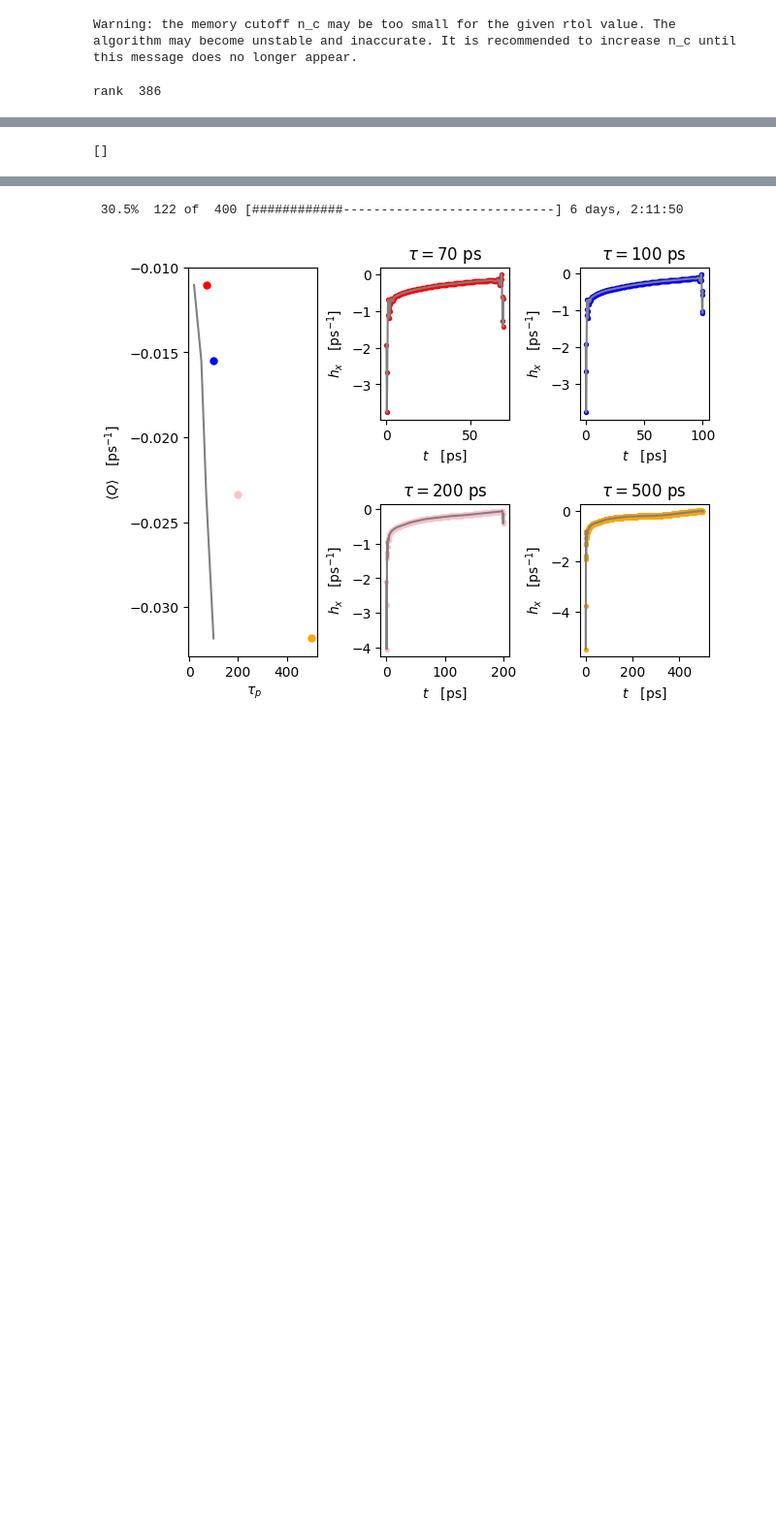
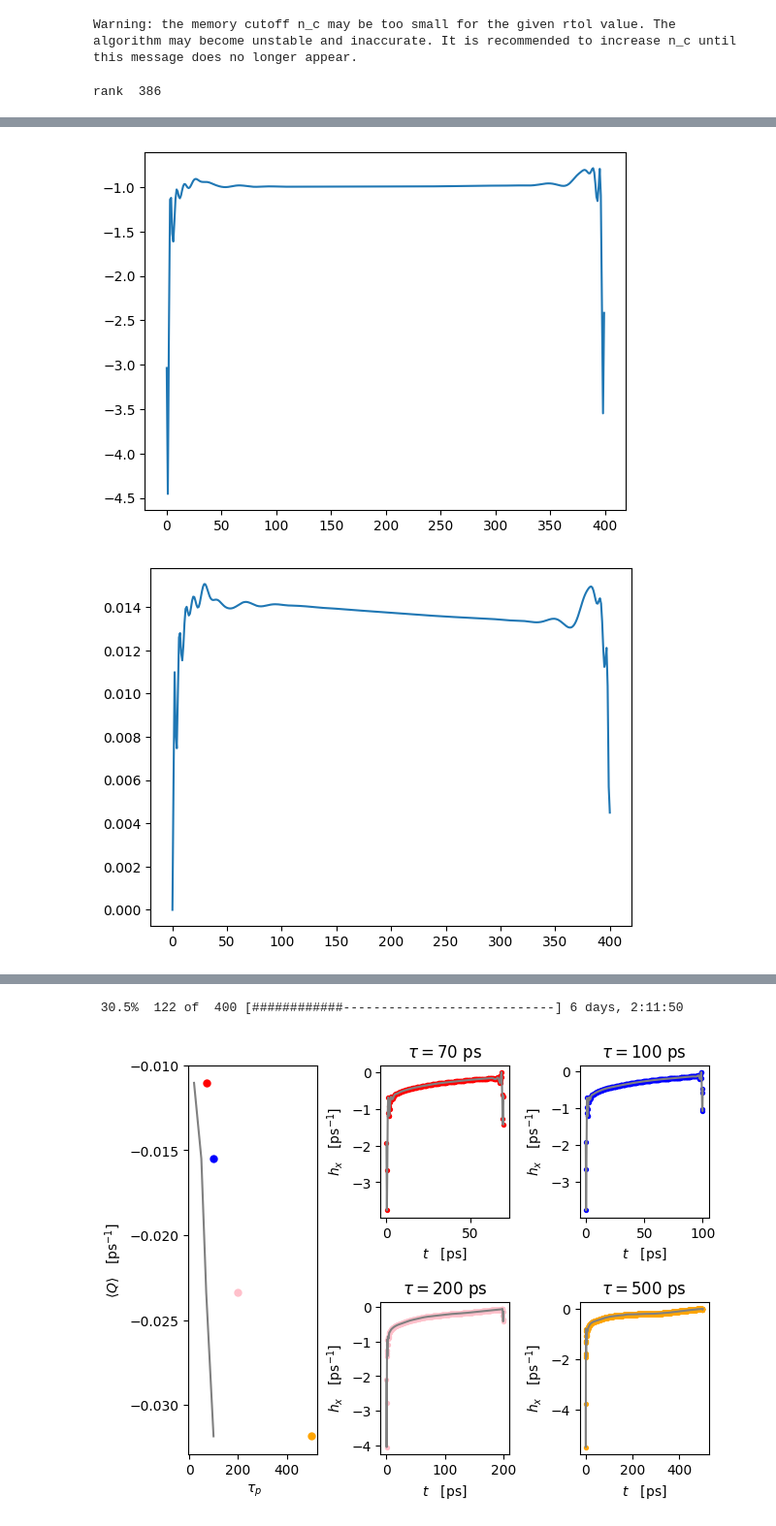
Before and after one commit to ebutler414/OQuPy, a Jupyter notebook: opt_simple.ipynb, the cells around one changed output, grey strips where cells are left out. Shown at 97% size. Drawn from its saved outputs; the diff is of its cells as text; code cells hidden in the pictures; blank space fills up the shorter version.

```diff
--- a/opt_simple.ipynb
+++ b/opt_simple.ipynb
@@ -262,5 +243,16 @@ print(min_heats)
-# %%
-opt_res=opt_dict[10]
-print(opt_res)
-# %% [output]
-[]
+# %%
+with open('results/constant_control/100ps/optimization_simplemodel_100ps', 'rb') as f:
+    opt_dict100 = dill.load(f)
+
+plt.plot(opt_dict100['result'].x)
+plt.show()
+plt.plot(opt_dict100['log'][-1]['full heats'])
+plt.show()
+
+dyn=opt_dict100['fidelitygrad']['dynamics']
+t,sx=dyn.expectations(op.sigma('x'), real=True)
+plt.plot(sx)
+plt.show()
+# %% [output]
+[figure, added]
+[figure, added]
```
Also changed, not shown: parts of 10 cells of this notebook, 18 other files.
